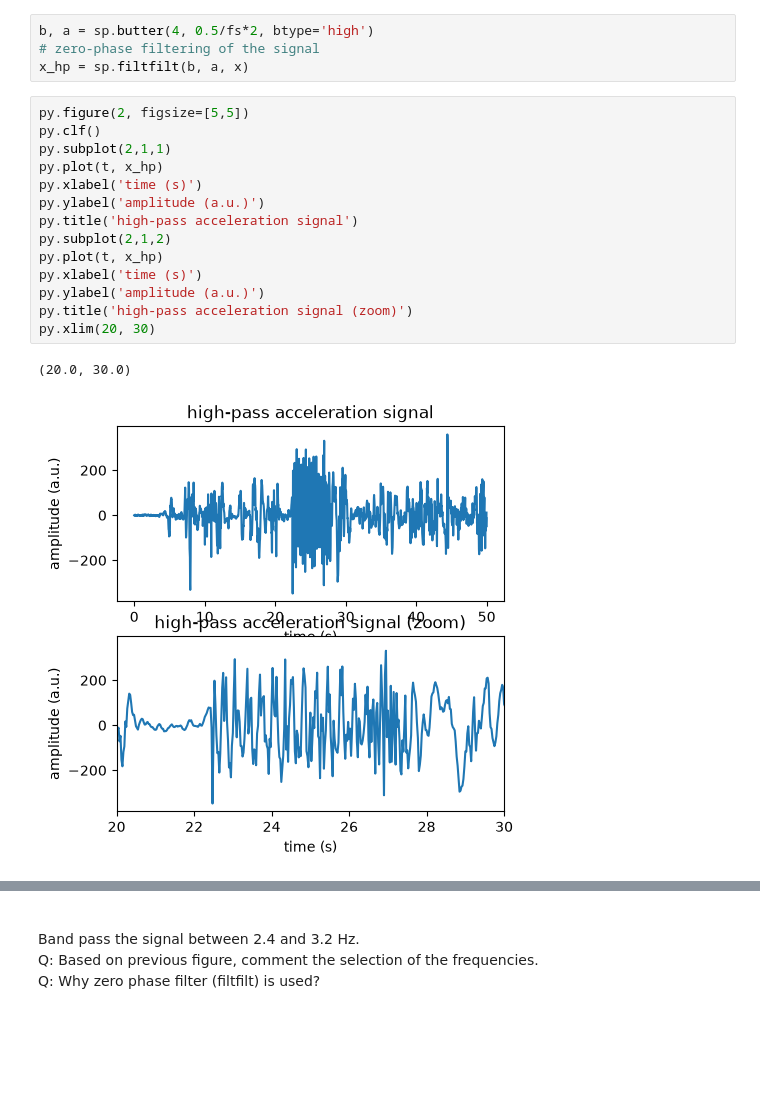
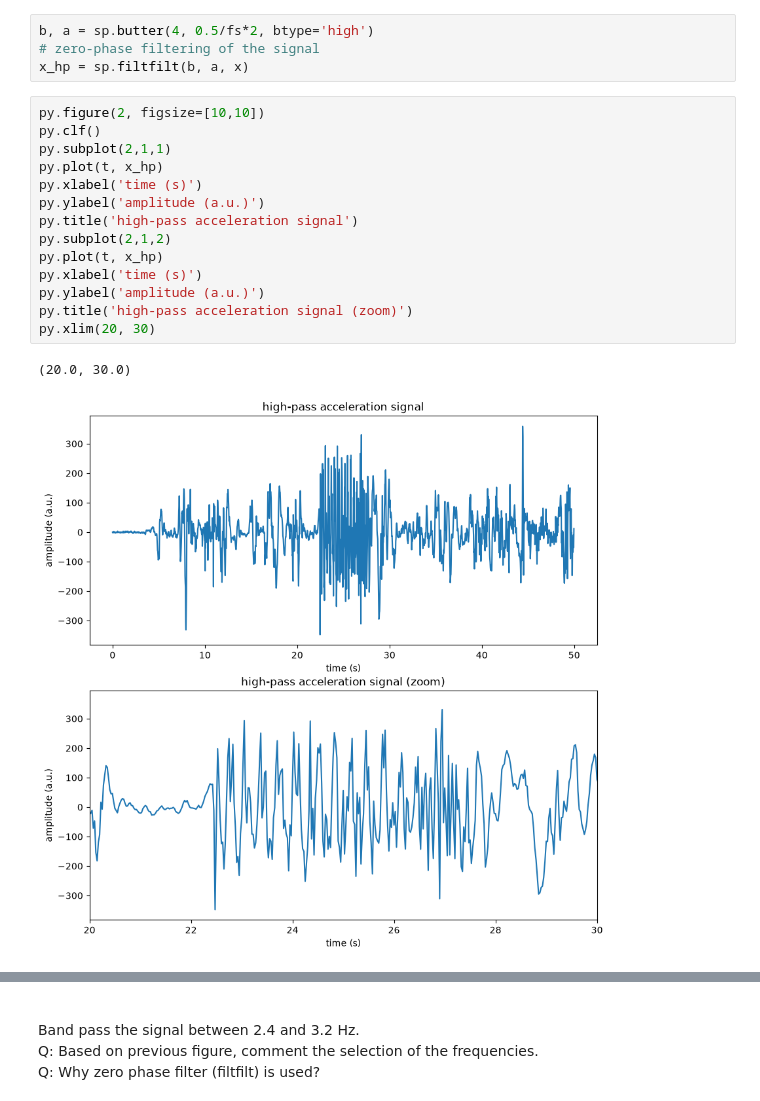
Before and after one commit to TimReuteler/Applied-biomedical-signal-processing, a Jupyter notebook: Module 02/l03_hand_washing_detection.ipynb, the cells around one changed output, grey strips where cells are left out. Cells and saved outputs as stored; diff of their text form; blank space fills up the shorter version.

```diff
--- a/Module 02/l03_hand_washing_detection.ipynb
+++ b/Module 02/l03_hand_washing_detection.ipynb
@@ -66,19 +92,19 @@ b, a = sp.butter(4, 0.5/fs*2, btype='high')
 # zero-phase filtering of the signal
 x_hp = sp.filtfilt(b, a, x)
 # %%
-py.figure(2, figsize=[5,5])
+py.figure(2, figsize=[10,10])
 py.clf()
 py.subplot(2,1,1)
 py.plot(t, x_hp)
 py.xlabel('time (s)')
 py.ylabel('amplitude (a.u.)')
 py.title('high-pass acceleration signal')
 py.subplot(2,1,2)
 py.plot(t, x_hp)
 py.xlabel('time (s)')
 py.ylabel('amplitude (a.u.)')
 py.title('high-pass acceleration signal (zoom)')
 py.xlim(20, 30)
 # %% [output]
 (20.0, 30.0)
-[figure, old version]
+[figure, new version]
```
Also changed, not shown: parts of 14 cells of this notebook.
